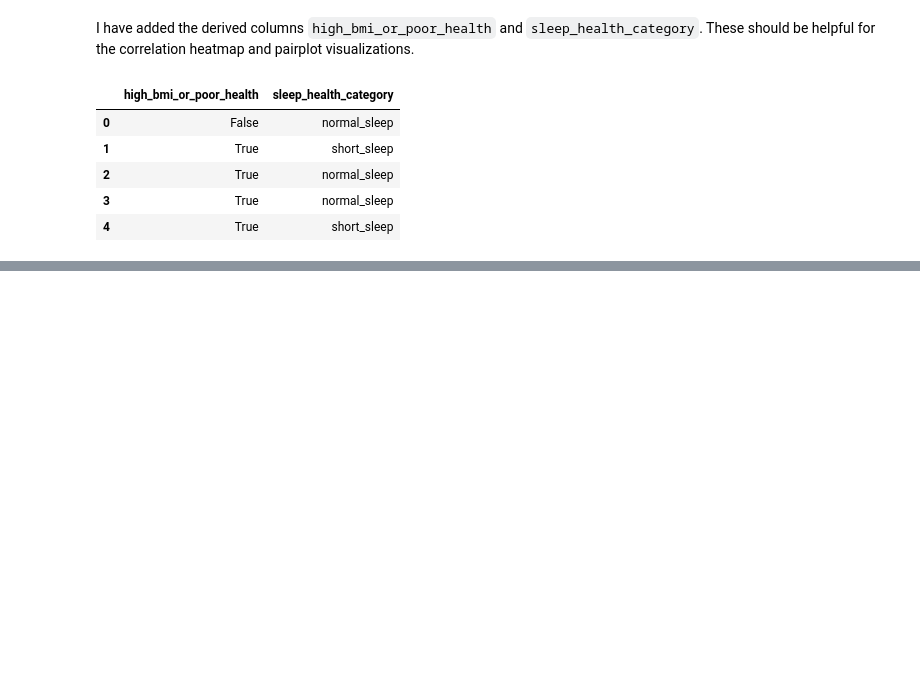
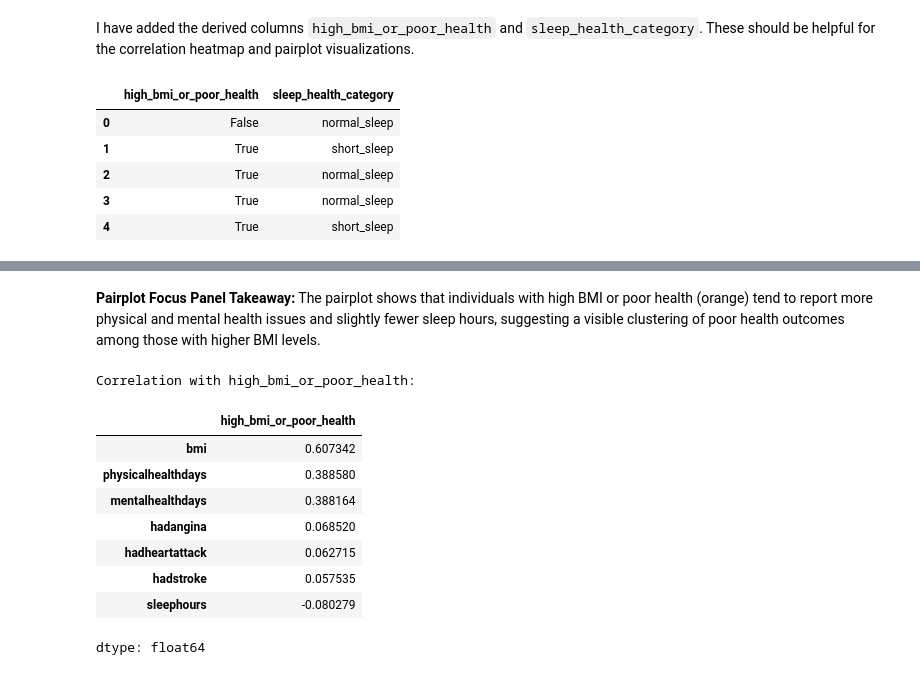
Before and after one commit to sjsu-cs133-f25/team6-healthdata, a Jupyter notebook: notebooks/heartDisease.ipynb, the cells around one changed output, grey strips where cells are left out. Saved outputs shown, nothing was run; the diff lists cells and outputs as text; code cells hidden in the pictures; blank space fills up the shorter version.

```diff
--- a/notebooks/heartDisease.ipynb
+++ b/notebooks/heartDisease.ipynb
@@ -453,0 +501,26 @@ display(hp[['high_bmi_or_poor_health', 'sleep_health_category']].head())
+# %% [markdown]
+**Pairplot Focus Panel Takeaway:** The pairplot shows that individuals with high BMI or poor health (orange) tend to report more physical and mental health issues and slightly fewer sleep hours, suggesting a visible clustering of poor health outcomes among those with higher BMI levels.
+# %%
+# Light Quantification: Correlation with high_bmi_or_poor_health
+
+# Select relevant numerical columns and the derived column
+quantification_cols= ['physicalhealthdays', 'mentalhealthdays', 'sleephours', 'bmi',
+                       'hadheartattack', 'hadangina', 'hadstroke',
+                       'high_bmi_or_poor_health']
+
+# Calculate correlations with 'high_bmi_or_poor_health'
+correlations_with_derived = hp[quantification_cols].corr()['high_bmi_or_poor_health'].drop('high_bmi_or_poor_health')
+
+print("Correlation with high_bmi_or_poor_health:")
+display(correlations_with_derived.sort_values(ascending=False))
+# %% [output]
+Correlation with high_bmi_or_poor_health:
+|  | high_bmi_or_poor_health |
+| bmi | 0.607342 |
+| physicalhealthdays | 0.388580 |
+| mentalhealthdays | 0.388164 |
+| hadangina | 0.068520 |
+| hadheartattack | 0.062715 |
+| hadstroke | 0.057535 |
+| sleephours | -0.080279 |
+dtype: float64
```
Also changed, not shown: parts of 4 cells of this notebook.
